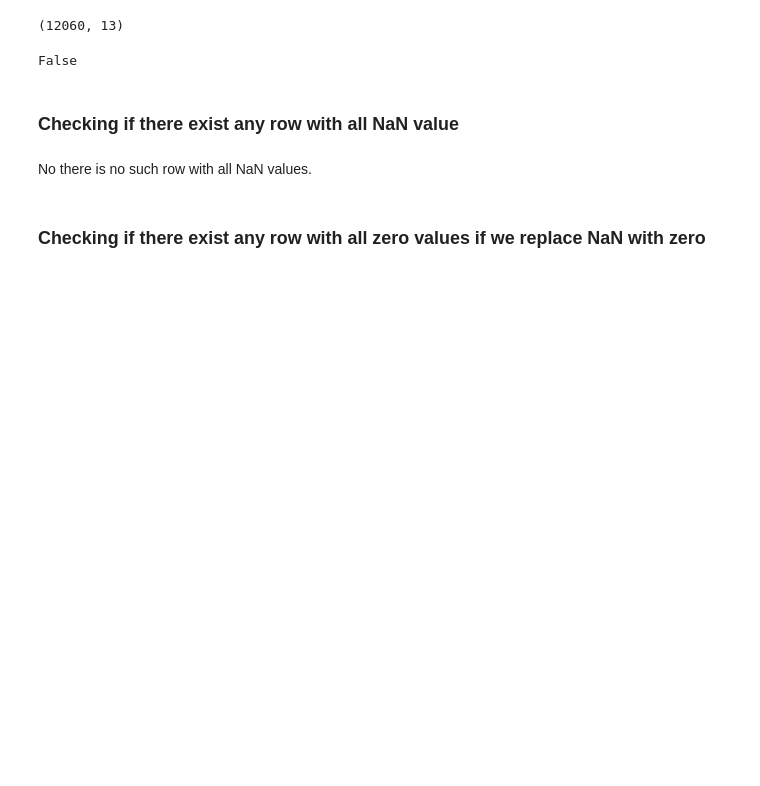
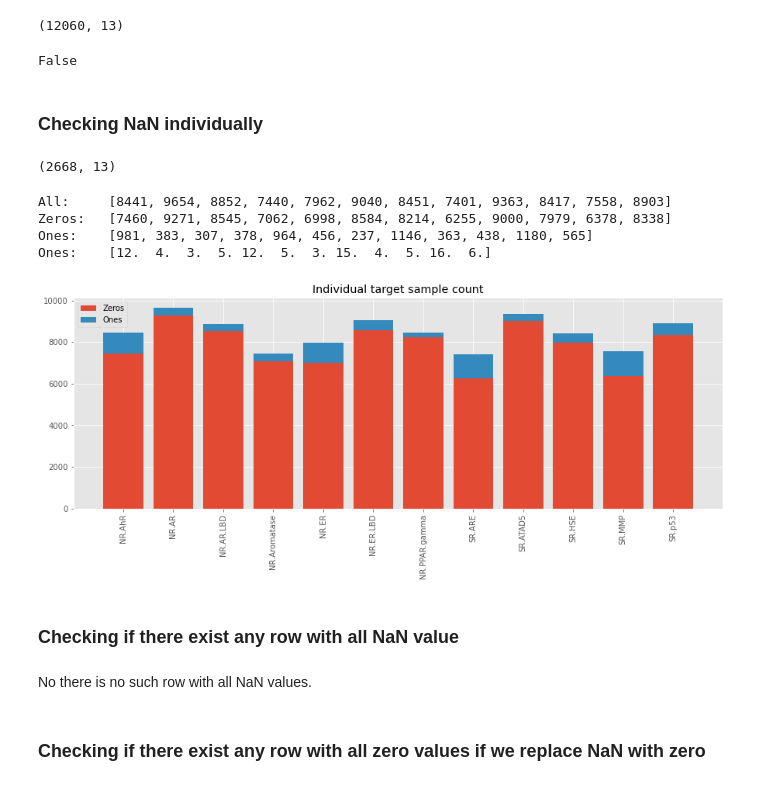
Before and after one commit to dinabandhu50/PROJECT_tox21, a Jupyter notebook: notebooks/eda.ipynb, the cells around one changed output. Cells and saved outputs as stored; diff of their text form; code cells hidden in the pictures; blank space fills up the shorter version.

```diff
--- a/notebooks/eda.ipynb
+++ b/notebooks/eda.ipynb
@@ -29,6 +33,43 @@ df_target.shape
 df_target.iloc[3,1:].isna().sum() == 12
 # %% [output]
 False
+# %% [markdown]
+### Checking NaN individually
+# %%
+#  ovarall nan
+df_target.dropna().shape
+# %% [output]
+(2668, 13)
+# %%
+#individual nan
+each_target_non_nan = []
+each_target_zeros = []
+each_target_ones = []
+
+for col in df_target.columns[1:]:
+    each_target_non_nan.append(df_target[col].dropna().shape[0])
+    each_target_zeros.append(df_target[col].dropna().value_counts()[0])
+    each_target_ones.append(df_target[col].dropna().value_counts()[1])
+# %%
+print("All: \t",each_target_non_nan)
+print("Zeros: \t",each_target_zeros)
+print("Ones: \t",each_target_ones)
+print("Ones: \t",np.round(np.array(each_target_ones)/np.array(each_target_non_nan)*100))
+# %% [output]
+All:     [8441, 9654, 8852, 7440, 7962, 9040, 8451, 7401, 9363, 8417, 7558, 8903]
+Zeros:   [7460, 9271, 8545, 7062, 6998, 8584, 8214, 6255, 9000, 7979, 6378, 8338]
+Ones:    [981, 383, 307, 378, 964, 456, 237, 1146, 363, 438, 1180, 565]
+Ones:    [12.  4.  3.  5. 12.  5.  3. 15.  4.  5. 16.  6.]
+# %%
+plt.figure(figsize=(15,5))
+plt.bar(x=df_target.columns[1:].tolist(),height=np.array(each_target_zeros))
+plt.bar(x=df_target.columns[1:].tolist(),height=np.array(each_target_ones),bottom=np.array(each_target_zeros))
+plt.title("Individual target sample count")
+plt.xticks(rotation='vertical')
+plt.legend(["Zeros", "Ones"])
+plt.show()
+# %% [output]
+[figure, added]
 # %% [markdown]
 ### Checking if there exist any row with all NaN value
 # %%
```
Also changed, not shown: parts of 7 cells of this notebook, 5 other files.
